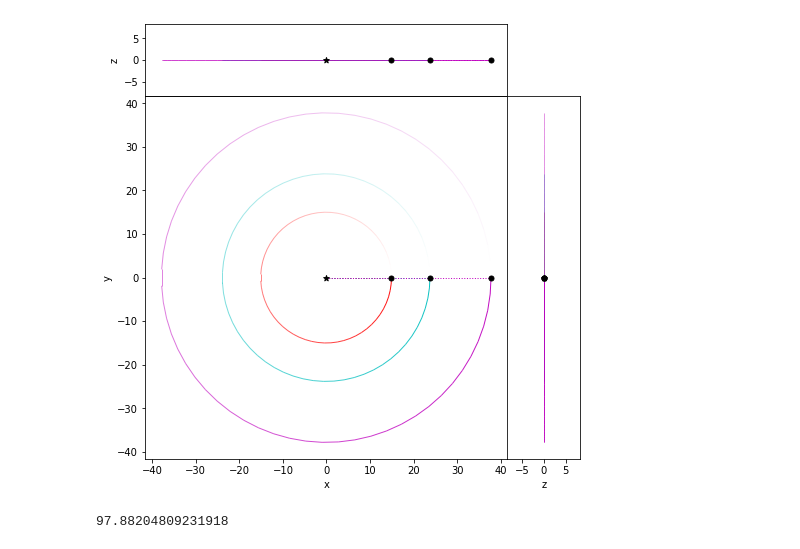
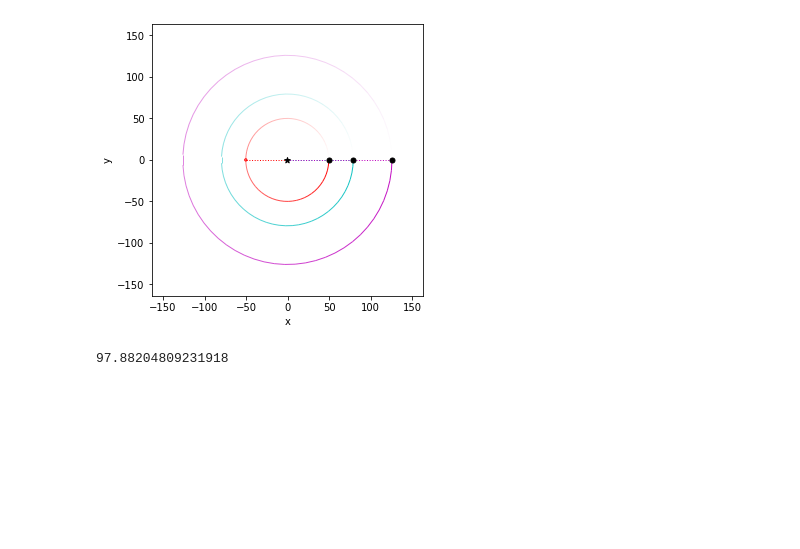
Before and after one commit to jsnguyen/mean_motion_resonance, a Jupyter notebook: notebooks/mmr_nbody.ipynb, the cells around one changed output. Drawn from its saved outputs; the diff is of its cells as text; code cells hidden in the pictures; blank space fills up the shorter version.

```diff
--- a/notebooks/mmr_nbody.ipynb
+++ b/notebooks/mmr_nbody.ipynb
@@ -8,7 +8,7 @@ from progressbar import progressbar
 dt = 2*np.pi/2
 
 jm_to_sm = 1/1000
-
+a1=50
 sim = rebound.Simulation()
 sim.integrator = "whfast"
 sim.ri_whfast.safe_mode = 0
@@ -27,9 +27,10 @@ sim.move_to_com()
 sim.init_megno()
 sim.exit_max_distance = 100
 # %%
-rebound.OrbitPlot(sim, slices=0.2, color=True, periastron=True, xlim=[-3,3], ylim=[-3,3]);
+rebound.OrbitPlot(sim, color=True, periastron=True);
+plt.savefig('rebound_ex.pdf')
 # %% [output]
-[figure, old version]
+[figure, new version]
 # %%
 try:
     sim.integrate(1e6*2*np.pi, exact_finish_time=0)
```
Also changed, not shown: 5 other files.
